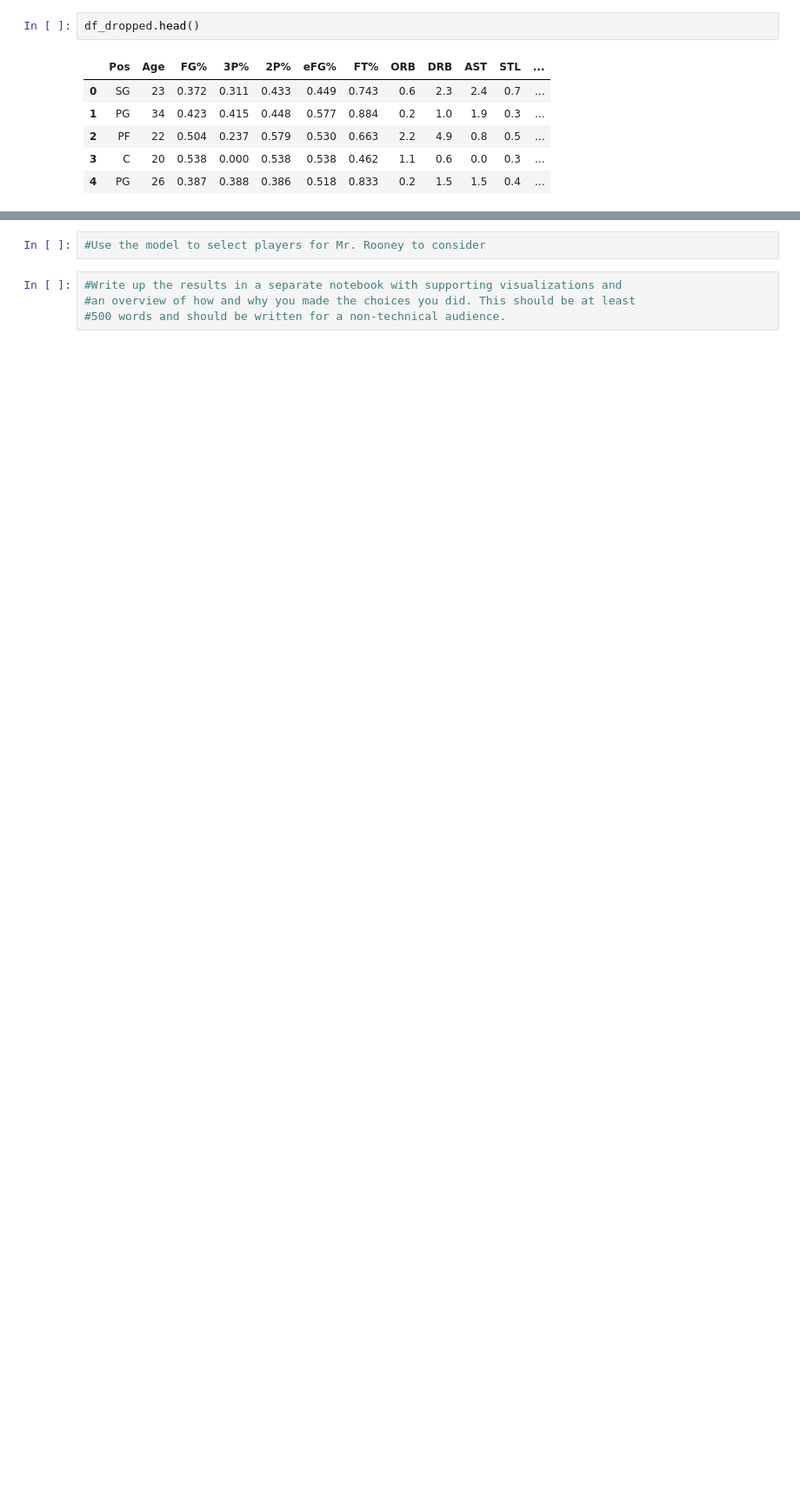
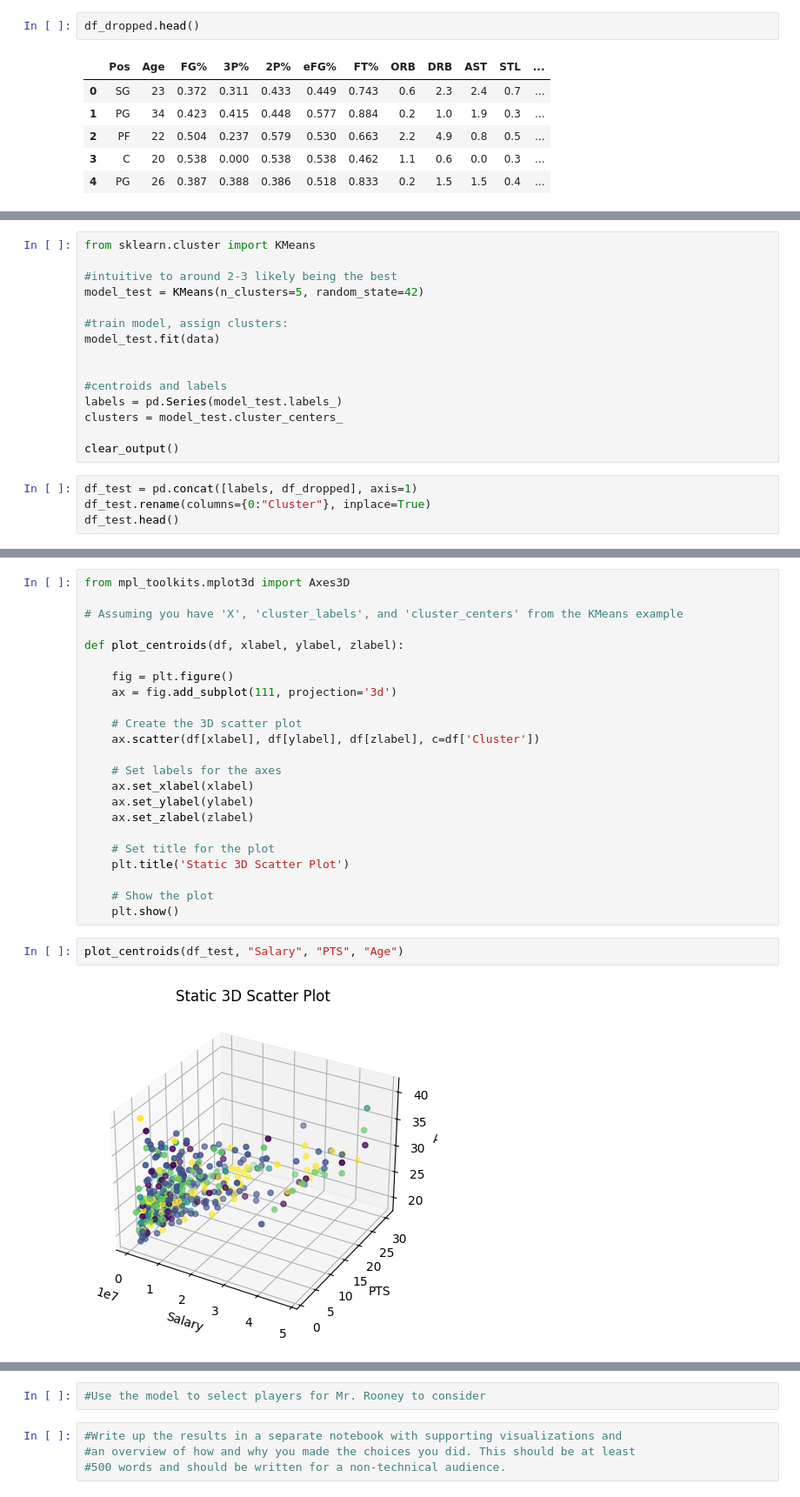
Before and after one commit to wloving77/Fall2023Classes, a Jupyter notebook: foundations_of_machine_learning/assignments/BBall-Clustering/Lab-Clustering-2.ipynb, the cells around one changed output, grey strips where cells are left out. Shown: that part at 87% size. Drawn from its saved outputs; the diff is of its cells as text; blank space fills up the shorter version.

```diff
--- a/foundations_of_machine_learning/assignments/BBall-Clustering/Lab-Clustering-2.ipynb
+++ b/foundations_of_machine_learning/assignments/BBall-Clustering/Lab-Clustering-2.ipynb
@@ -190,0 +194,19 @@ df_dropped.head()
+# %%
+from sklearn.cluster import KMeans
+
+#intuitive to around 2-3 likely being the best
+model_test = KMeans(n_clusters=5, random_state=42)
+
+#train model, assign clusters:
+model_test.fit(data)
+
+
+#centroids and labels
+labels = pd.Series(model_test.labels_)
+clusters = model_test.cluster_centers_
+
+clear_output()
+# %%
+df_test = pd.concat([labels, df_dropped], axis=1)
+df_test.rename(columns={0:"Cluster"}, inplace=True)
+df_test.head()
@@ -190,0 +220,27 @@ df_dropped.head()
+# %%
+from mpl_toolkits.mplot3d import Axes3D
+
+# Assuming you have 'X', 'cluster_labels', and 'cluster_centers' from the KMeans example
+
+def plot_centroids(df, xlabel, ylabel, zlabel):
+
+    fig = plt.figure()
+    ax = fig.add_subplot(111, projection='3d')
+
+    # Create the 3D scatter plot
+    ax.scatter(df[xlabel], df[ylabel], df[zlabel], c=df['Cluster'])
+
+    # Set labels for the axes
+    ax.set_xlabel(xlabel)
+    ax.set_ylabel(ylabel)
+    ax.set_zlabel(zlabel)
+
+    # Set title for the plot
+    plt.title('Static 3D Scatter Plot')
+
+    # Show the plot
+    plt.show()
+# %%
+plot_centroids(df_test, "Salary", "PTS", "Age")
+# %% [output]
+[figure, added]
```
Also changed, not shown: parts of 34 cells of this notebook.
